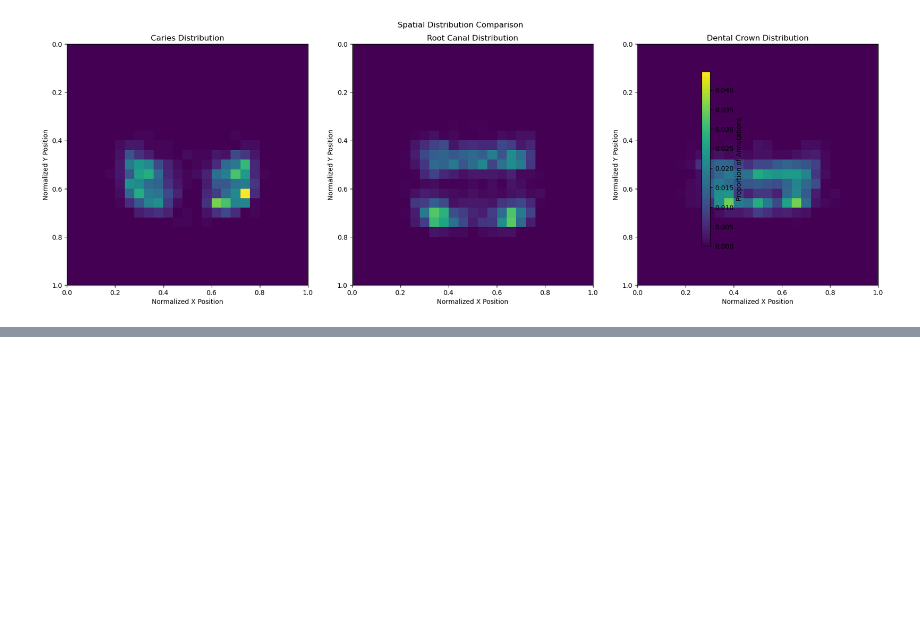
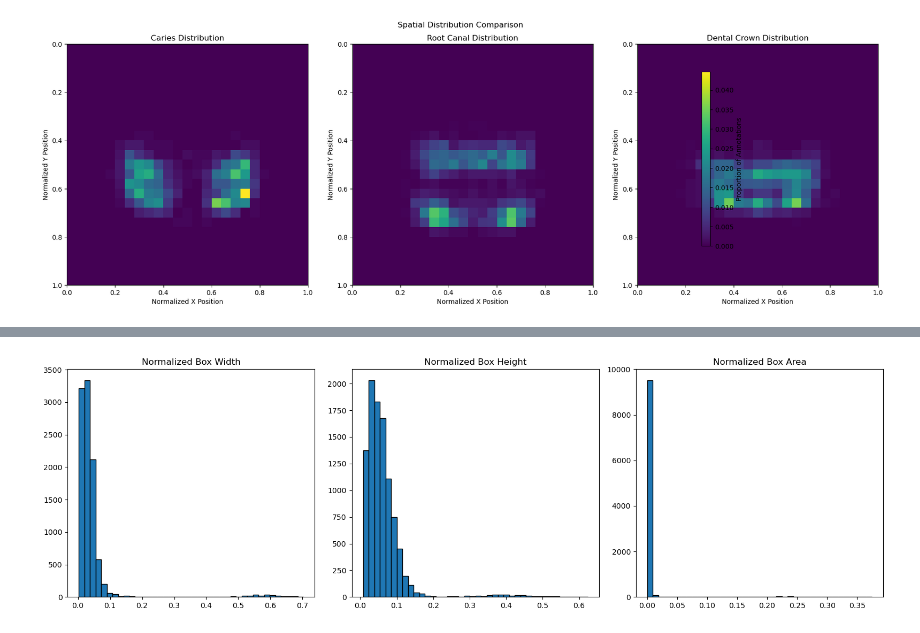
Before and after one commit to amirmahdihaghverdi/dental_p, a Jupyter notebook: MOPG-7/explore.ipynb, the cells around one changed output, grey strips where cells are left out. Cells and saved outputs as stored; diff of their text form; code cells hidden in the pictures; blank space fills up the shorter version.

```diff
--- a/MOPG-7/explore.ipynb
+++ b/MOPG-7/explore.ipynb
@@ -369,0 +570,30 @@ plt.show()
+# %%
+# Distribution of normalized bounding box sizes
+
+fig, axes = plt.subplots(1, 3, figsize=(16, 5))
+
+axes[0].hist(
+    bbox_analysis["normalized_width"],
+    bins=40,
+    edgecolor="black"
+)
+axes[0].set_title("Normalized Box Width")
+
+axes[1].hist(
+    bbox_analysis["normalized_height"],
+    bins=40,
+    edgecolor="black"
+)
+axes[1].set_title("Normalized Box Height")
+
+axes[2].hist(
+    bbox_analysis["normalized_area"],
+    bins=40,
+    edgecolor="black"
+)
+axes[2].set_title("Normalized Box Area")
+
+plt.tight_layout()
+plt.show()
+# %% [output]
+[figure, added]
```
Also changed, not shown: parts of 11 cells of this notebook.
